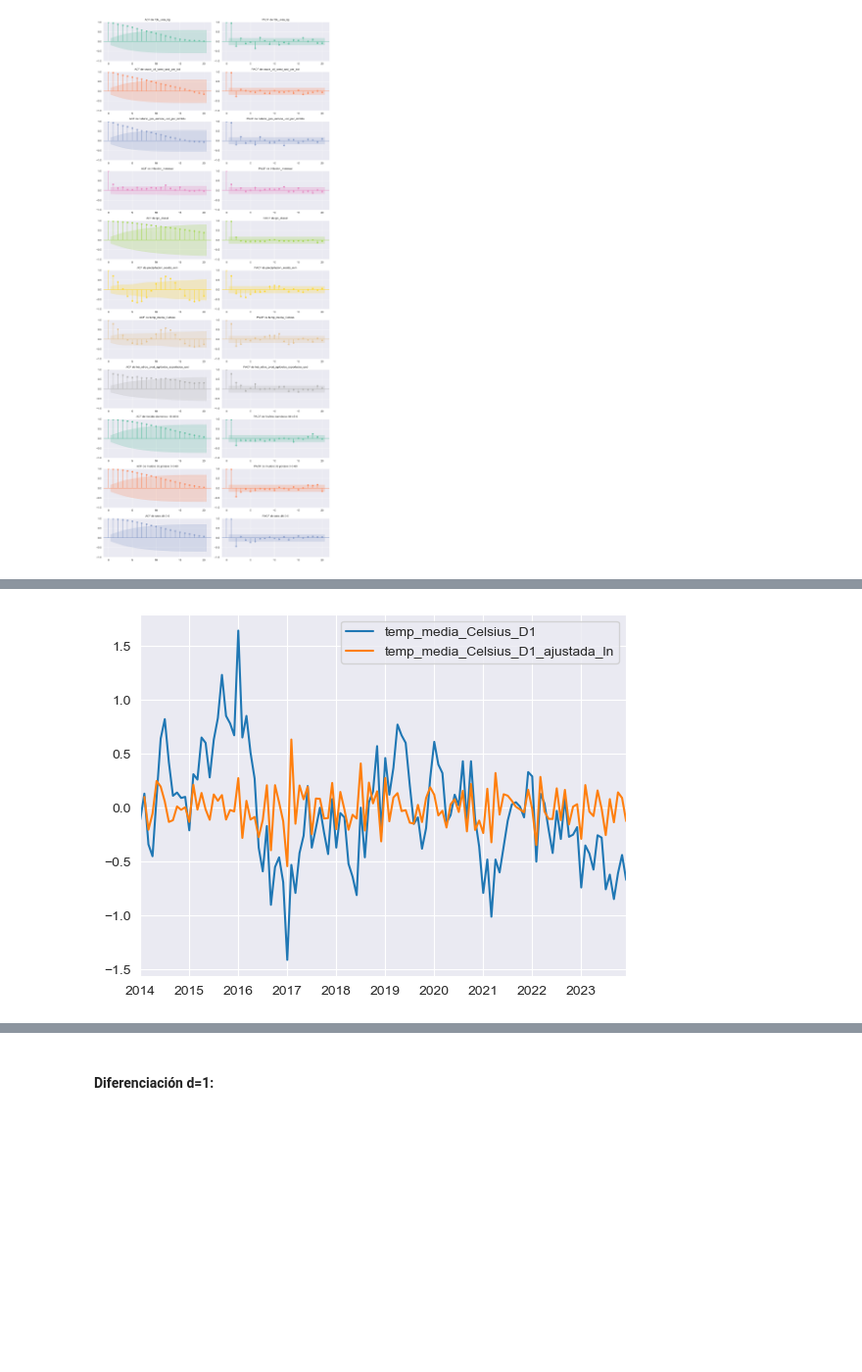
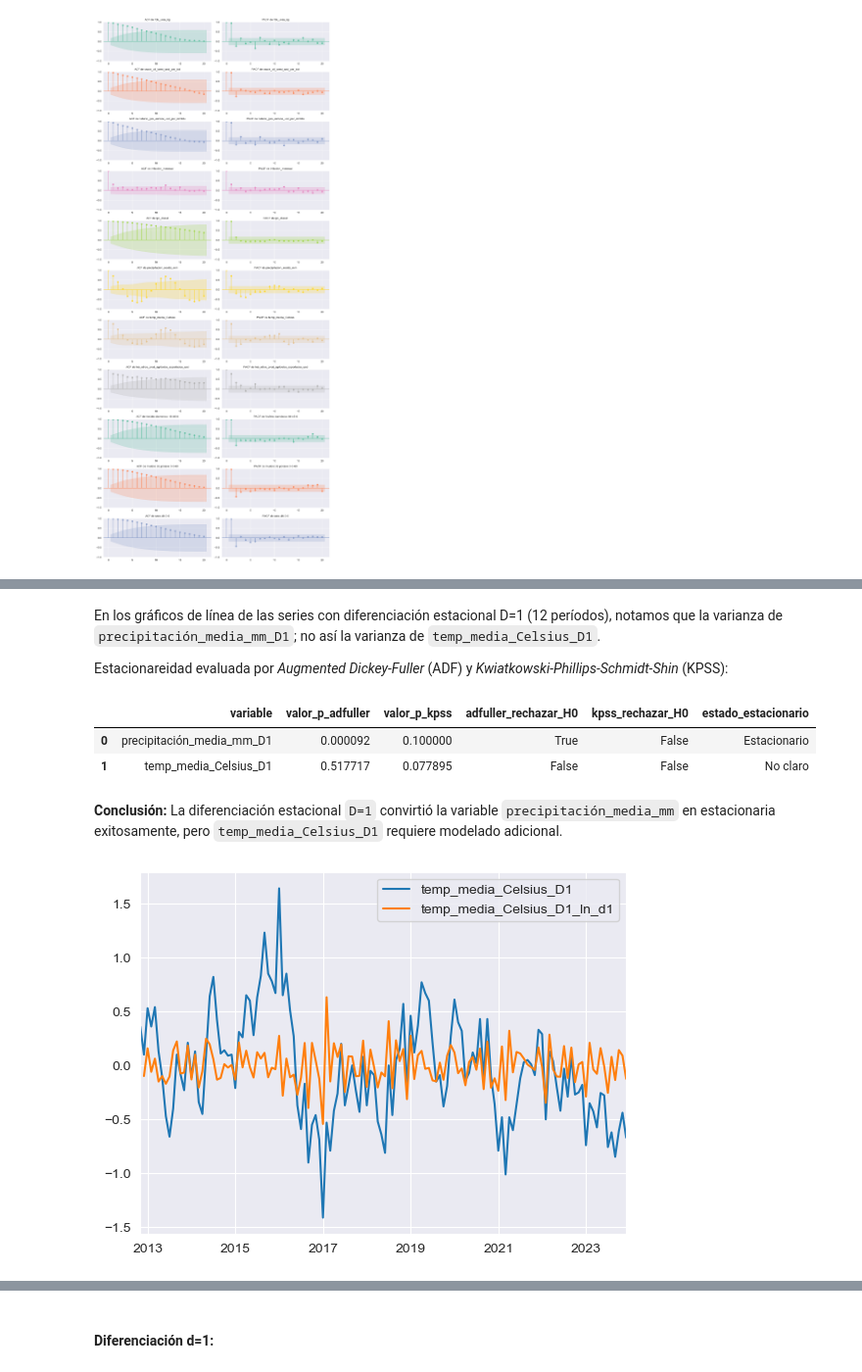
Before and after one commit to IFTrejoM/time-series-fertilizer-price-predictor, a Jupyter notebook: modelo_regresión.ipynb, the cells around one changed output, grey strips where cells are left out. Shown at 98% size. Saved outputs shown, nothing was run; the diff lists cells and outputs as text; code cells hidden in the pictures; blank space fills up the shorter version.

```diff
--- a/modelo_regresión.ipynb
+++ b/modelo_regresión.ipynb
@@ -61,7 +162,9 @@ plot_acf_pacf(df.dropna(), lags=20, color_palette='Set2')
 # %% [output]
 [figure]
 # %%
-var_estacionales = df[['precipitación_media_mm', 'temp_media_Celsius']].dropna()
+lista_var_estacionales = ['precipitación_media_mm', 'temp_media_Celsius']
+
+var_estacionales = df[lista_var_estacionales].dropna()
 
 var_estacionales.info()
 # %% [output]
@@ -106,15 +214,30 @@ array([<Axes: >, <Axes: >], dtype=object)
+# %% [markdown]
+En los gráficos de línea de las series con diferenciación estacional D=1 (12 períodos), notamos que la varianza de `precipitación_media_mm_D1`; no así la varianza de `temp_media_Celsius_D1`.
+
+Estacionareidad evaluada por *Augmented Dickey-Fuller* (ADF) y *Kwiatkowski-Phillips-Schmidt-Shin* (KPSS):
+# %%
+diff_estacional = diff_estacional.dropna()
+
+evaluar_estacionareidad_series_estacionales = evaluar_estacionareidad(diff_estacional)
+
+evaluar_estacionareidad_series_estacionales
+# %% [output]
+|  | variable | valor_p_adfuller | valor_p_kpss | adfuller_rechazar_H0 | kpss_rechazar_H0 | estado_estacionario |
+| 0 | precipitación_media_mm_D1 | 0.000092 | 0.100000 | True | False | Estacionario |
+| 1 | temp_media_Celsius_D1 | 0.517717 | 0.077895 | False | False | No claro |
+# %% [markdown]
+**Conclusión:** La diferenciación estacional `D=1` convirtió la variable `precipitación_media_mm` en estacionaria exitosamente, pero `temp_media_Celsius_D1` requiere modelado adicional.
 # %%
-# diff_estacional['temp_media_Celsius'].add(diff_estacional['temp_media_Celsius'].min() + 1).apply(np.log).plot()
-
 # Aplicar transformaciones para que 'temp_media_Celsius_D1' alcance estacionareidad:
-diff_estacional['temp_media_Celsius_D1_ajustada_ln_d1'] = diff_estacional['temp_media_Celsius_D1']\
+diff_estacional['temp_media_Celsius_D1_ln_d1'] = diff_estacional['temp_media_Celsius_D1']\
     .add(-diff_estacional['temp_media_Celsius_D1'].min() + 1)\
     .apply(np.log)\
     .diff()
 
+# Comparación visual entre
 diff_estacional['temp_media_Celsius_D1'].plot()
-diff_estacional['temp_media_Celsius_D1_ajustada_ln_d1'].plot()
+diff_estacional['temp_media_Celsius_D1_ln_d1'].plot()
 plt.legend()
 plt.show()
 # %% [output]
-[figure, old version]
+[figure, new version]
```
Also changed, not shown: parts of 42 cells of this notebook, 7 other files.
